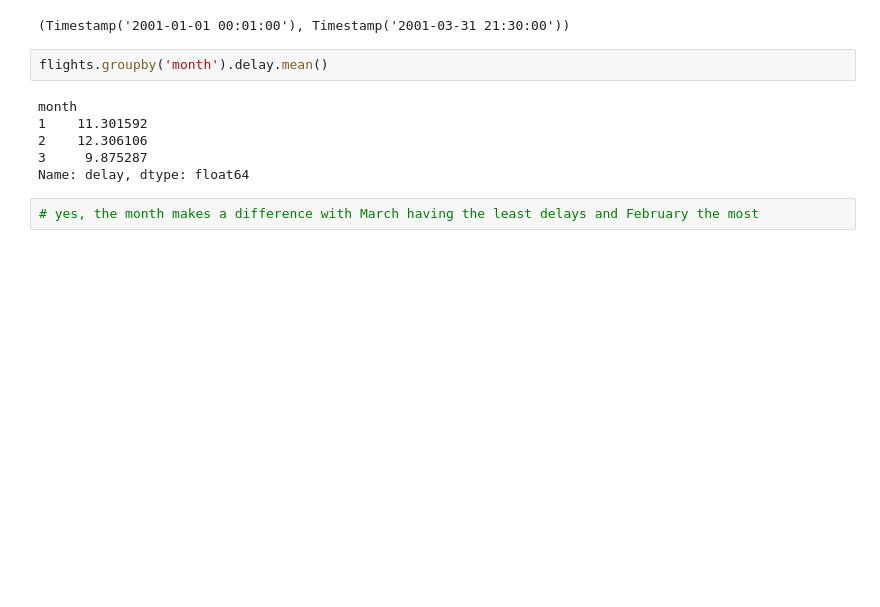
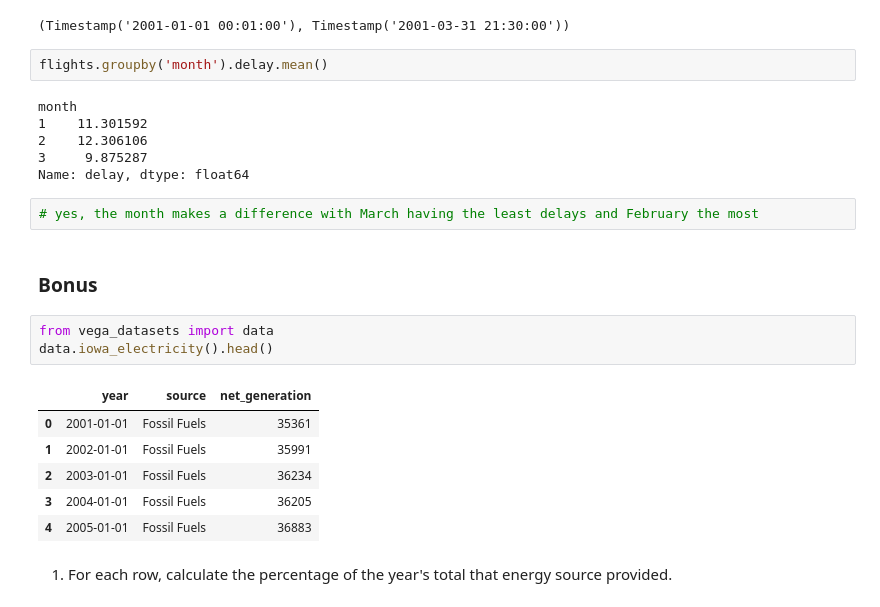
Before and after one commit to albertopuentes/time-series-exercises, a Jupyter notebook: datetime_timeseries_exercises.ipynb, the cells around one changed output. Saved outputs shown, nothing was run; the diff lists cells and outputs as text; blank space fills up the shorter version.

```diff
--- a/datetime_timeseries_exercises.ipynb
+++ b/datetime_timeseries_exercises.ipynb
@@ -491,3 +491,17 @@ month
 Name: delay, dtype: float64
 # %%
 # yes, the month makes a difference with March having the least delays and February the most
+# %% [markdown]
+### Bonus
+# %%
+from vega_datasets import data
+data.iowa_electricity().head()
+# %% [output]
+|  | year | source | net_generation |
+| 0 | 2001-01-01 | Fossil Fuels | 35361 |
+| 1 | 2002-01-01 | Fossil Fuels | 35991 |
+| 2 | 2003-01-01 | Fossil Fuels | 36234 |
+| 3 | 2004-01-01 | Fossil Fuels | 36205 |
+| 4 | 2005-01-01 | Fossil Fuels | 36883 |
+# %% [markdown]
+1) For each row, calculate the percentage of the year's total that energy source provided.
```
